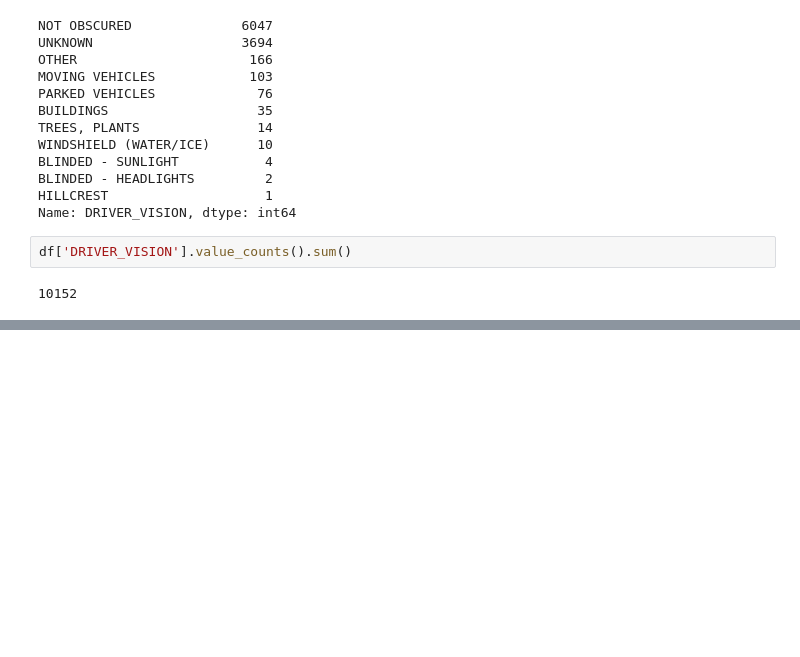
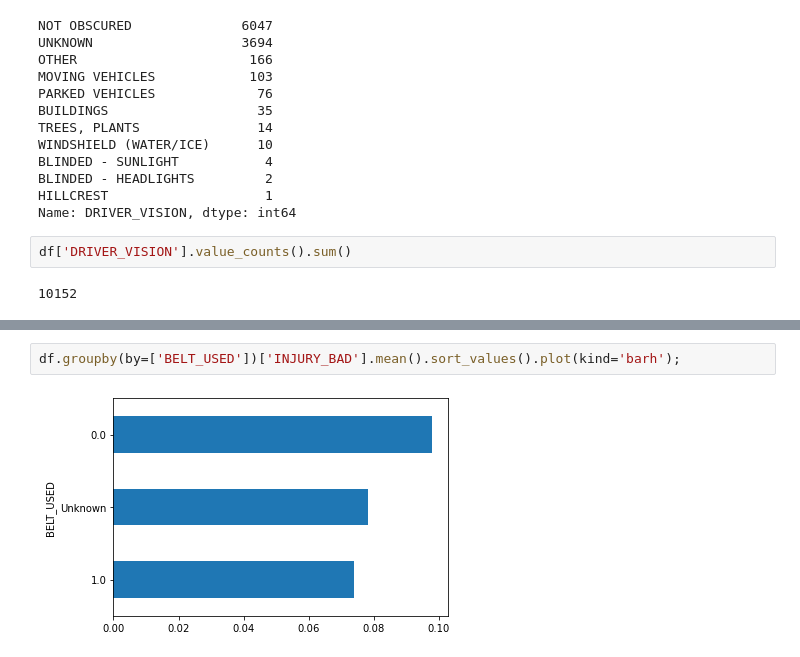
Before and after one commit to jnahra/phase-3-project, a Jupyter notebook: sean_notebook.ipynb, the cells around one changed output, grey strips where cells are left out. Saved outputs shown, nothing was run; the diff lists cells and outputs as text; blank space fills up the shorter version.

```diff
--- a/sean_notebook.ipynb
+++ b/sean_notebook.ipynb
@@ -744,0 +652,4 @@ df.loc[df['DRIVER_VISION'] == 'VARIABLE', 'COLUMN-NAME'] = 0
+# %%
+df.groupby(by=['BELT_USED'])['INJURY_BAD'].mean().sort_values().plot(kind='barh');
+# %% [output]
+[figure, added]
```
Also changed, not shown: parts of 80 cells of this notebook.
